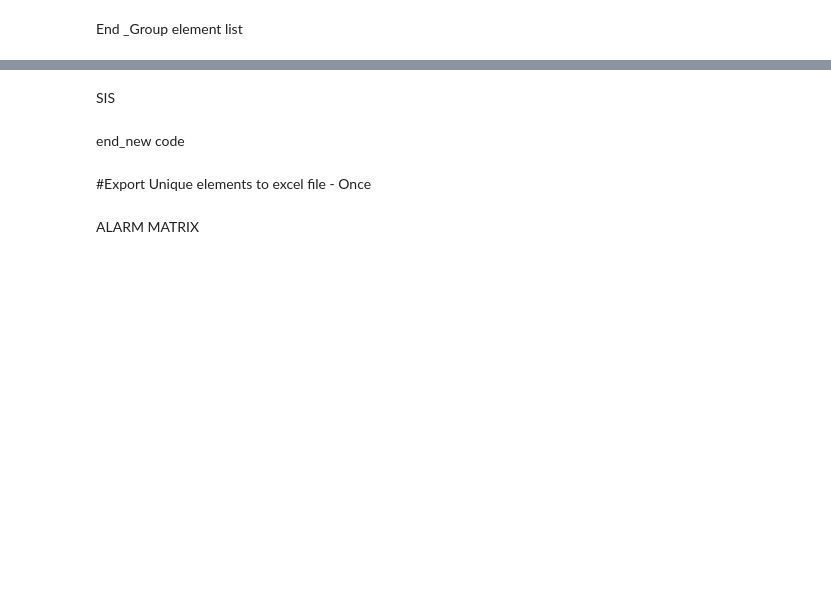
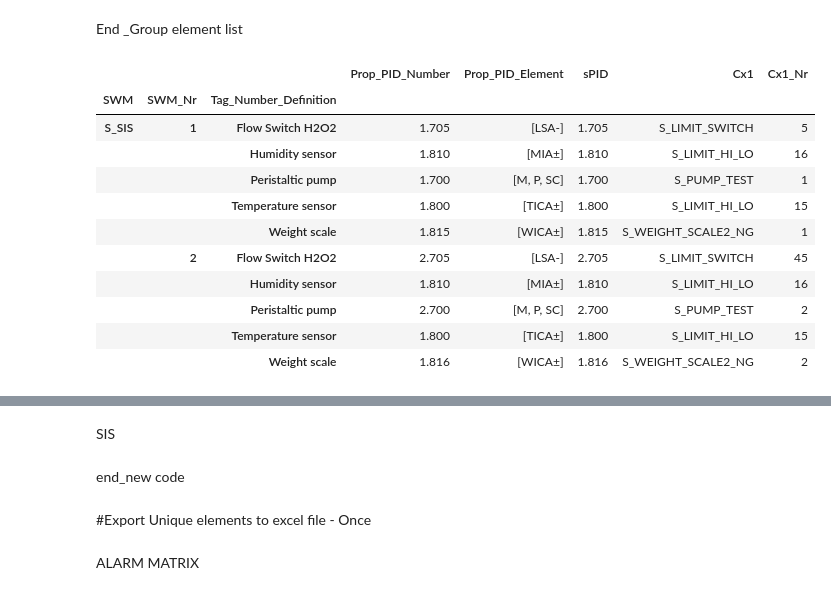
Before and after one commit to emartinskan/epic, a Jupyter notebook: epic.ipynb, the cells around one changed output, grey strips where cells are left out. Drawn from its saved outputs; the diff is of its cells as text; code cells hidden in the pictures; blank space fills up the shorter version.

```diff
--- a/epic.ipynb
+++ b/epic.ipynb
@@ -989,6 +1074,7 @@ for items in element_list.index:
                 dicc_limit_hi_lo = {
                 'Prop_PID_Number'       : element_list.at[items, 'Prop_PID_Number'],
                 'Prop_PID_Element'      : element_list.at[items, 'Prop_PID_Element'] ,
+                'sPID'                  : element_list.at[items, 'sPID'],
                 'Tag_Number_Definition' : element_list.at[items, 'Tag_Number_Definition'],
                 'SWM'                   : SOFTWARE_MODE_DEFINITION["S_LIMIT_HI_LO"],
                 'SWM_Nr'                : idx_limit_hi_lo,                          #Same given to Gasket.Cx1_Nr
@@ -1115,7 +1271,6 @@ for items in element_list.index:
             #Y.840 #only when PID is index
             #element_list.at[items, 'Cx3_Nr'] = (element_list.at[y840, 'SWM_Nr'])
 
-
         #1.655 [H, M, NC] Control valve (Cool water control)
         case ['H', 'M', 'NC']:
             #element_list.at[items, 'Cx2'] = SOFTWARE_MODE_DEFINITION["S_LIMIT_HI_LO"]
@@ -1132,6 +1287,7 @@ for items in element_list.index:
                 y840 = str("%.3f" % element_list.Prop_PID_Number[items])
                 y840 = float(y840[0] + '.840')
                 element_list.at[items, 'Cx1_Nr'] = element_list[element_list['Prop_PID_Number'] == y840].iloc[0]['SWM_Nr']
+
         #Air dryer
         case ['T', 'XA']:
             y810 = str("%.3f" % element_list.Prop_PID_Number[items])
@@ -1153,3 +1309,16 @@ for items in element_list.index:
             element_list.at[items, 'Cx1_Nr'] = element_list[element_list['Prop_PID_Number'] == 1.800].iloc[0]['SWM_Nr']
             element_list.at[items, 'Cx2_Nr'] = element_list[element_list['Prop_PID_Number'] == 1.655].iloc[0]['Cx1_Nr']
             element_list.at[items, 'Cx3_Nr'] = element_list[element_list['Prop_PID_Number'] == 1.680].iloc[0]['Cx1_Nr']
+
+        case ['LSA-']:
+            #Y.7x5 --> Y.7x0
+            y700 = str("%.3f" % element_list.Prop_PID_Number[items])
+            y700 = float(y700[0] + '.700')
+            element_list.Cx1_Nr[items] = element_list[element_list['Prop_PID_Number'] == y700].iloc[0]['Cx1_Nr']
+            #element_list.Cx1_Nr[items] = element_list.at[items, 'Cx1_Nr'] = element_list[element_list['Prop_PID_Number'] == 1.700].iloc[0]['Cx1_Nr']
+
+        #case ['TICA±'] :
+        #    #Y.800 ->> Y.8xx (1.815 or 1.816 or 2.815)
+        #    y81x = str("%.3f" % element_list.Prop_PID_Number[items])
+        #    y81x = float(y81x[0] + '.81' + y81x[4])
+        #    element_list.Cx1_Nr[items] = element_list[element_list['Prop_PID_Number'] == y81x].iloc[0]['Cx1_Nr'] #From Y.81x, the SIS element number
@@ -1156,3 +1401,7 @@ for items in element_list.index:
+# %%
+#WARNING Reindex after add elements
+#element_list = element_list.reset_index() Keeps the old index...
+element_list.reset_index(drop=True, inplace=True)
 # %%
 if debug_mode:
     print(tabulate(element_list, headers = 'keys', tablefmt = 'psql'))
@@ -1254,7 +1525,7 @@ for items in element_list.index:
         #case ['M', 'XA']:
         #    group_element_list = group_element_list.append(element_list.loc[items], ignore_index=True) #SWM : Cx1
 
-        case ['T', 'XA'] | ['M', 'P', 'SC'] | 'LEAK' | '[PTEST]':
+        case ['T', 'XA'] | ['M', 'P', 'SC'] | 'LEAK':
         #case '[PTEST]':
             #['T', 'XA']: S_AIR_DRYER - (1)S_LIMIT_HI_LO
             dicc_01 = {
@@ -1763,3 +2116,20 @@ gmotor.first()
+# %%
+element_list_sis = group_element_list[group_element_list['SWM'] == 'S_SIS']
+gmotor = element_list_sis.groupby(['SWM','SWM_Nr','Tag_Number_Definition'])
+gmotor.first()
+# %% [output]
+|  |  |  | Prop_PID_Number | Prop_PID_Element | sPID | Cx1 | Cx1_Nr |
+| SWM | SWM_Nr | Tag_Number_Definition |  |  |  |  |  |
+| S_SIS | 1 | Flow Switch H2O2 | 1.705 | [LSA-] | 1.705 | S_LIMIT_SWITCH | 5 |
+|  |  | Humidity sensor | 1.810 | [MIA±] | 1.810 | S_LIMIT_HI_LO | 16 |
+|  |  | Peristaltic pump | 1.700 | [M, P, SC] | 1.700 | S_PUMP_TEST | 1 |
+|  |  | Temperature sensor | 1.800 | [TICA±] | 1.800 | S_LIMIT_HI_LO | 15 |
+|  |  | Weight scale | 1.815 | [WICA±] | 1.815 | S_WEIGHT_SCALE2_NG | 1 |
+|  | 2 | Flow Switch H2O2 | 2.705 | [LSA-] | 2.705 | S_LIMIT_SWITCH | 45 |
+|  |  | Humidity sensor | 1.810 | [MIA±] | 1.810 | S_LIMIT_HI_LO | 16 |
+|  |  | Peristaltic pump | 2.700 | [M, P, SC] | 2.700 | S_PUMP_TEST | 2 |
+|  |  | Temperature sensor | 1.800 | [TICA±] | 1.800 | S_LIMIT_HI_LO | 15 |
+|  |  | Weight scale | 1.816 | [WICA±] | 1.816 | S_WEIGHT_SCALE2_NG | 2 |
 # %%
 #AHU01
 element_list_ahu01 = group_element_list[group_element_list['SWM'] == 'AHU01']
```
Also changed, not shown: parts of 43 cells of this notebook, 2 other files.
